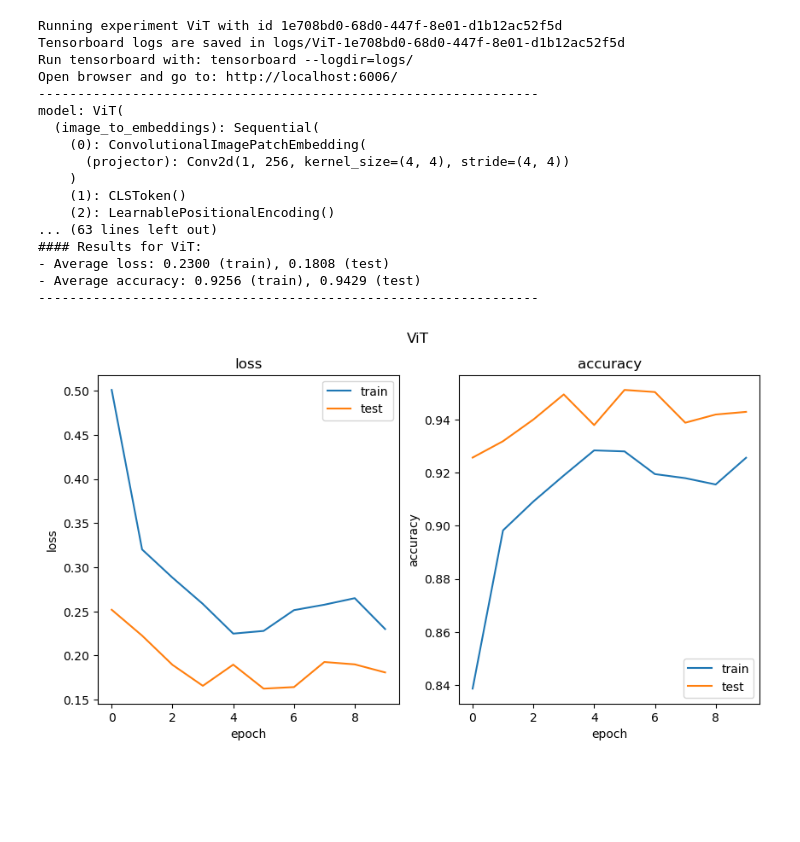
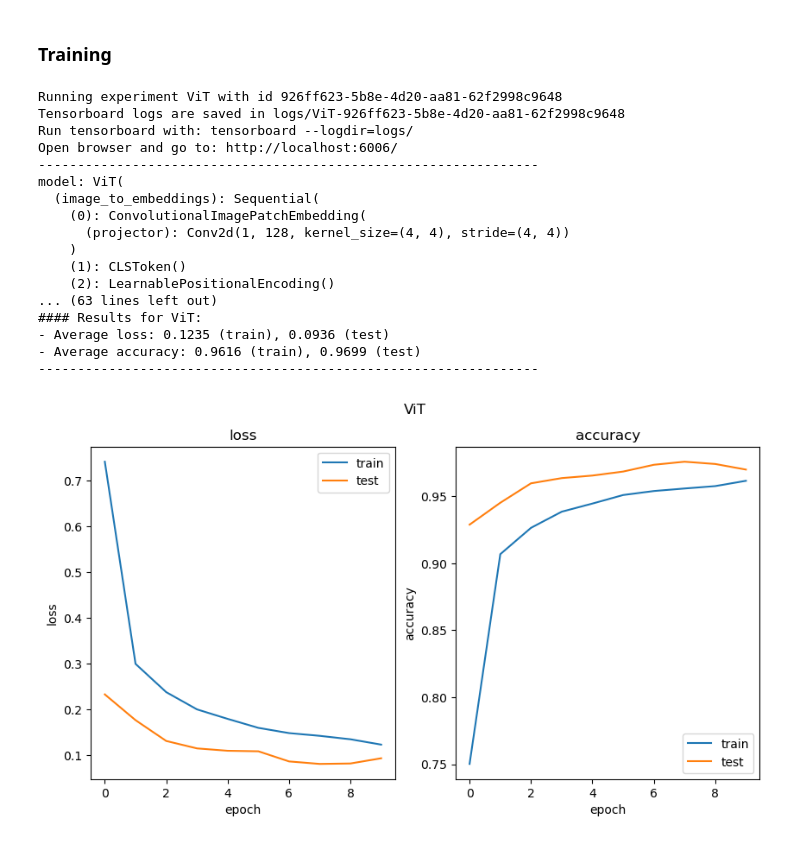
Before and after one commit to mr-raccoon-97/vision-transformers, a Jupyter notebook: notebook.ipynb, the cells around one changed output. Drawn from its saved outputs; the diff is of its cells as text; code cells hidden in the pictures; blank space fills up the shorter version.

```diff
--- a/notebook.ipynb
+++ b/notebook.ipynb
@@ -1,3 +1,5 @@
+# %% [markdown]
+### Training
 # %%
 import os
 from typing import Dict, Optional
@@ -68,38 +70,38 @@ loaders = {
 
 torch.set_float32_matmul_precision('high')
 experiment = uuid4()
 model = ViT(
     patch_shape=(4, 4),
     model_dimension= 128,
     hidden_dimension=64,
-    number_of_layers=3,
+    number_of_layers=4,
     number_of_heads=8,
     number_of_channels=1,
     number_of_classes=10,
-    dropout = 0.1,
+    dropout = 0.4,
 ).to(device)
 
 optimizer = Adam(model.parameters(), lr=0.001)
 criterion = CrossEntropyLoss()
 
 summary = Summary(name=model.__class__.__name__, id=experiment)
 run_experiment(model, optimizer, criterion, device, loaders, summary, epochs=10)
 # %% [output]
-Running experiment ViT with id 1e708bd0-68d0-447f-8e01-d1b12ac52f5d
-Tensorboard logs are saved in logs/ViT-1e708bd0-68d0-447f-8e01-d1b12ac52f5d
+Running experiment ViT with id 926ff623-5b8e-4d20-aa81-62f2998c9648
+Tensorboard logs are saved in logs/ViT-926ff623-5b8e-4d20-aa81-62f2998c9648
 Run tensorboard with: tensorboard --logdir=logs/
 Open browser and go to: http://localhost:6006/
 ----------------------------------------------------------------
 model: ViT(
   (image_to_embeddings): Sequential(
     (0): ConvolutionalImagePatchEmbedding(
-      (projector): Conv2d(1, 256, kernel_size=(4, 4), stride=(4, 4))
+      (projector): Conv2d(1, 128, kernel_size=(4, 4), stride=(4, 4))
     )
     (1): CLSToken()
     (2): LearnablePositionalEncoding()
 ... (63 lines left out)
 #### Results for ViT:
-- Average loss: 0.2300 (train), 0.1808 (test)
-- Average accuracy: 0.9256 (train), 0.9429 (test)
+- Average loss: 0.1235 (train), 0.0936 (test)
+- Average accuracy: 0.9616 (train), 0.9699 (test)
 ----------------------------------------------------------------
-[figure, old version]
+[figure, new version]
```
Also changed, not shown: 10 other files.
